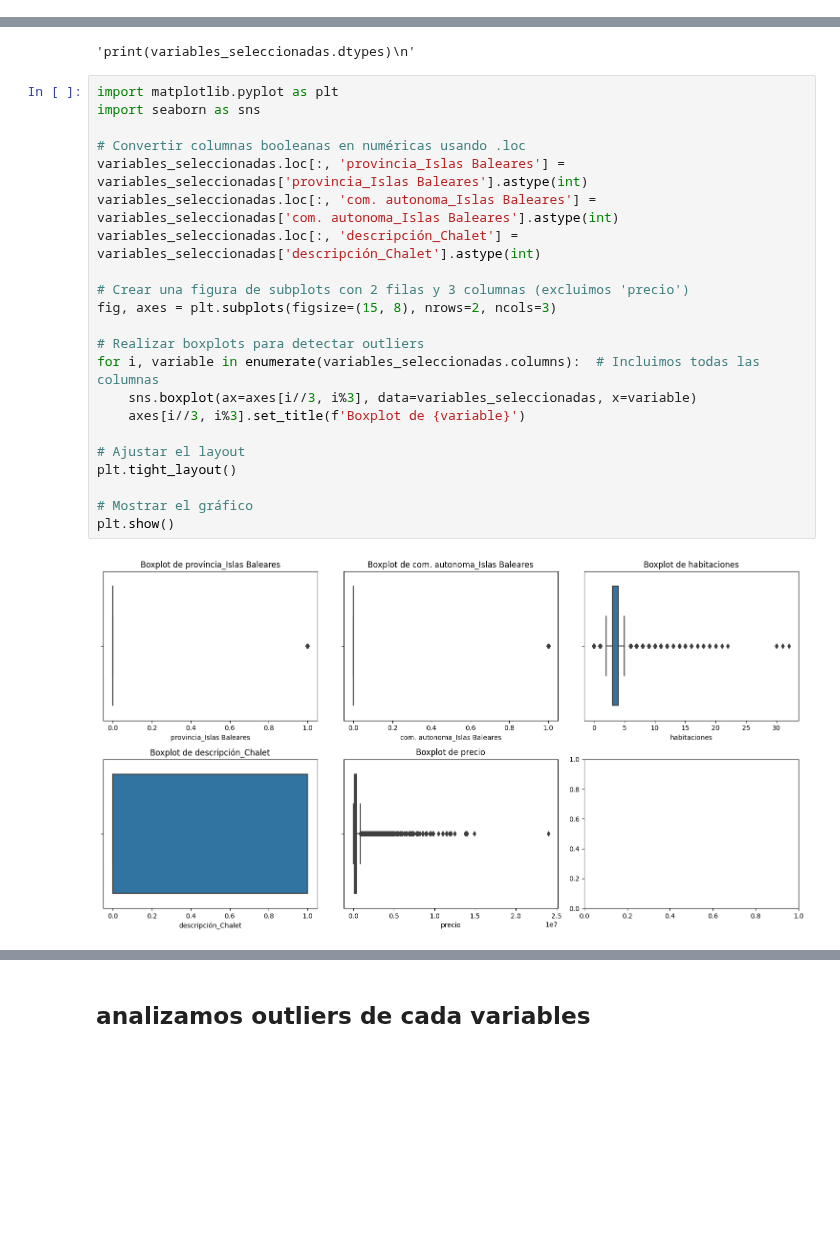
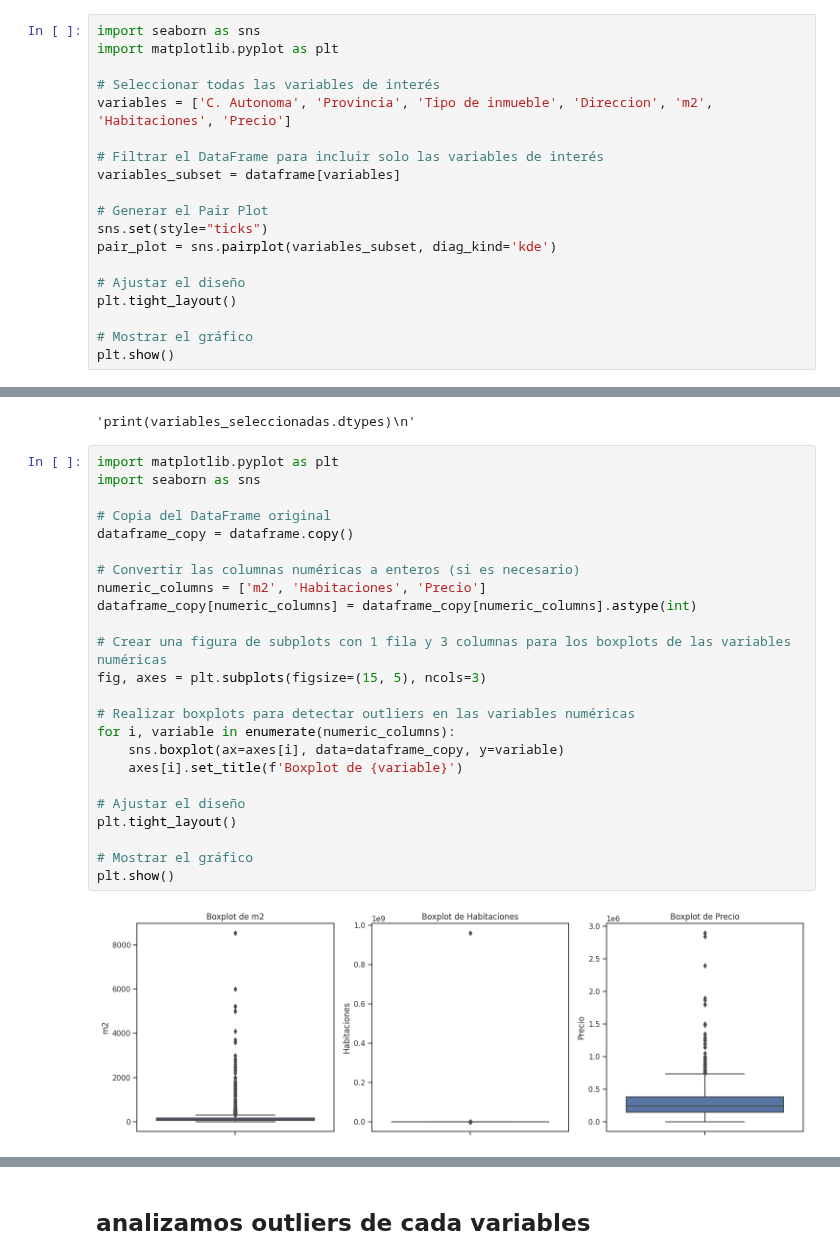
Before and after one commit to 4GeeksAcademy/028-PROYECTO_FINAL_VIVIENDAS-main-4geeks, a Jupyter notebook: src/PROVINCIAS/a_coruña_limpio_eda.ipynb, the cells around one changed output, grey strips where cells are left out. Saved outputs shown, nothing was run; the diff lists cells and outputs as text; blank space fills up the shorter version.

```diff
--- a/src/PROVINCIAS/a_coruña_limpio_eda.ipynb
+++ b/src/PROVINCIAS/a_coruña_limpio_eda.ipynb
@@ -388,0 +366,19 @@ sns.pairplot(dataframe)
+# %%
+import seaborn as sns
+import matplotlib.pyplot as plt
+
+# Seleccionar todas las variables de interés
+variables = ['C. Autonoma', 'Provincia', 'Tipo de inmueble', 'Direccion', 'm2', 'Habitaciones', 'Precio']
+
+# Filtrar el DataFrame para incluir solo las variables de interés
+variables_subset = dataframe[variables]
+
+# Generar el Pair Plot
+sns.set(style="ticks")
+pair_plot = sns.pairplot(variables_subset, diag_kind='kde')
+
+# Ajustar el diseño
+plt.tight_layout()
+
+# Mostrar el gráfico
+plt.show()
@@ -414,25 +412,27 @@ dataframe.describe()
 # %%
 import matplotlib.pyplot as plt
 import seaborn as sns
 
-# Convertir columnas booleanas en numéricas usando .loc
-variables_seleccionadas.loc[:, 'provincia_Islas Baleares'] = variables_seleccionadas['provincia_Islas Baleares'].astype(int)
-variables_seleccionadas.loc[:, 'com. autonoma_Islas Baleares'] = variables_seleccionadas['com. autonoma_Islas Baleares'].astype(int)
-variables_seleccionadas.loc[:, 'descripción_Chalet'] = variables_seleccionadas['descripción_Chalet'].astype(int)
+# Copia del DataFrame original
+dataframe_copy = dataframe.copy()
 
-# Crear una figura de subplots con 2 filas y 3 columnas (excluimos 'precio')
-fig, axes = plt.subplots(figsize=(15, 8), nrows=2, ncols=3)
+# Convertir las columnas numéricas a enteros (si es necesario)
+numeric_columns = ['m2', 'Habitaciones', 'Precio']
+dataframe_copy[numeric_columns] = dataframe_copy[numeric_columns].astype(int)
 
-# Realizar boxplots para detectar outliers
-for i, variable in enumerate(variables_seleccionadas.columns):  # Incluimos todas las columnas
-    sns.boxplot(ax=axes[i//3, i%3], data=variables_seleccionadas, x=variable)
-    axes[i//3, i%3].set_title(f'Boxplot de {variable}')
+# Crear una figura de subplots con 1 fila y 3 columnas para los boxplots de las variables numéricas
+fig, axes = plt.subplots(figsize=(15, 5), ncols=3)
 
-# Ajustar el layout
+# Realizar boxplots para detectar outliers en las variables numéricas
+for i, variable in enumerate(numeric_columns):
+    sns.boxplot(ax=axes[i], data=dataframe_copy, y=variable)
+    axes[i].set_title(f'Boxplot de {variable}')
+
+# Ajustar el diseño
 plt.tight_layout()
 
 # Mostrar el gráfico
 plt.show()
 # %% [output]
-[figure, old version]
+[figure, new version]
 # %% [markdown]
```
Also changed, not shown: parts of 17 cells of this notebook, 2 other files.
